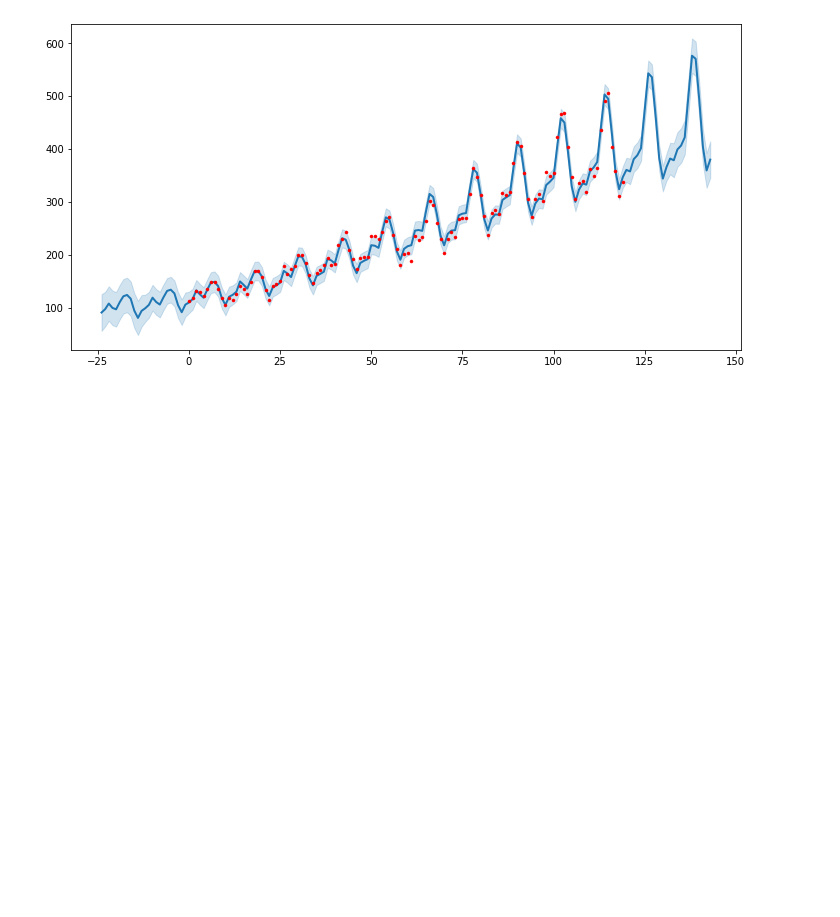
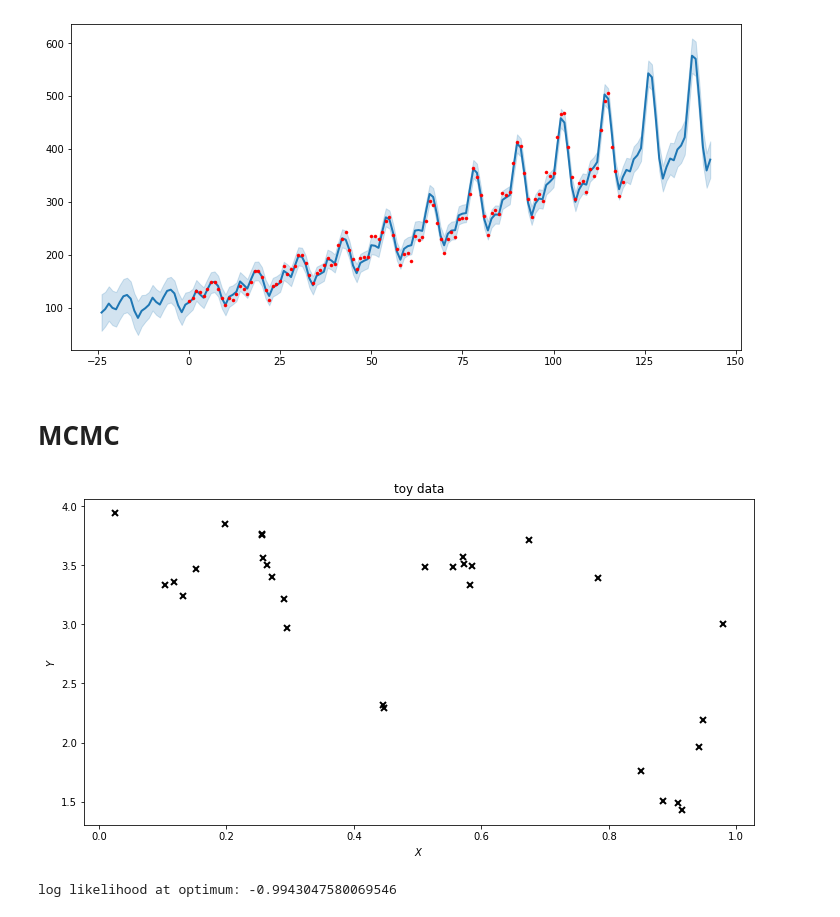
Before and after one commit to kaijennissen/gaussian_processes, a Jupyter notebook: gp-tutorial/gp-tutorial-4-GPflow.ipynb, the cells around one changed output. Drawn from its saved outputs; the diff is of its cells as text; code cells hidden in the pictures; blank space fills up the shorter version.

```diff
--- a/gp-tutorial/gp-tutorial-4-GPflow.ipynb
+++ b/gp-tutorial/gp-tutorial-4-GPflow.ipynb
@@ -365,3 +373,19 @@ plt.plot(X_train, y_train, 'r.', mew=.5)
 # %% [output]
 [<matplotlib.lines.Line2D at 0x...>]
 [figure]
+# %% [markdown]
+# MCMC
+# %%
+N = 30
+X = np.random.rand(N,1)
+Y = np.sin(12*X) + 0.66*np.cos(25*X) + np.random.randn(N,1)*0.1 + 3
+data = (X, Y)
+
+plt.figure(figsize=(12,6))
+plt.plot(X, Y, 'kx', mew=2)
+plt.xlabel('$X$')
+plt.ylabel('$Y$')
+plt.title('toy data')
+plt.show()
+# %% [output]
+[figure, added]
@@ -367,0 +398,11 @@ plt.plot(X_train, y_train, 'r.', mew=.5)
+# %%
+optimizer = gpflow.optimizers.Scipy()
+
+@tf.function(autograph=False)
+def objective():
+    return - model.log_marginal_likelihood()
+optimizer.minimize(objective, variables=model.trainable_variables)
+
+print(f'log likelihood at optimum: {model.log_likelihood()}')
+# %% [output]
+log likelihood at optimum: -0.9943047580069546
```
Also changed, not shown: parts of 9 cells of this notebook, 2 other files.
